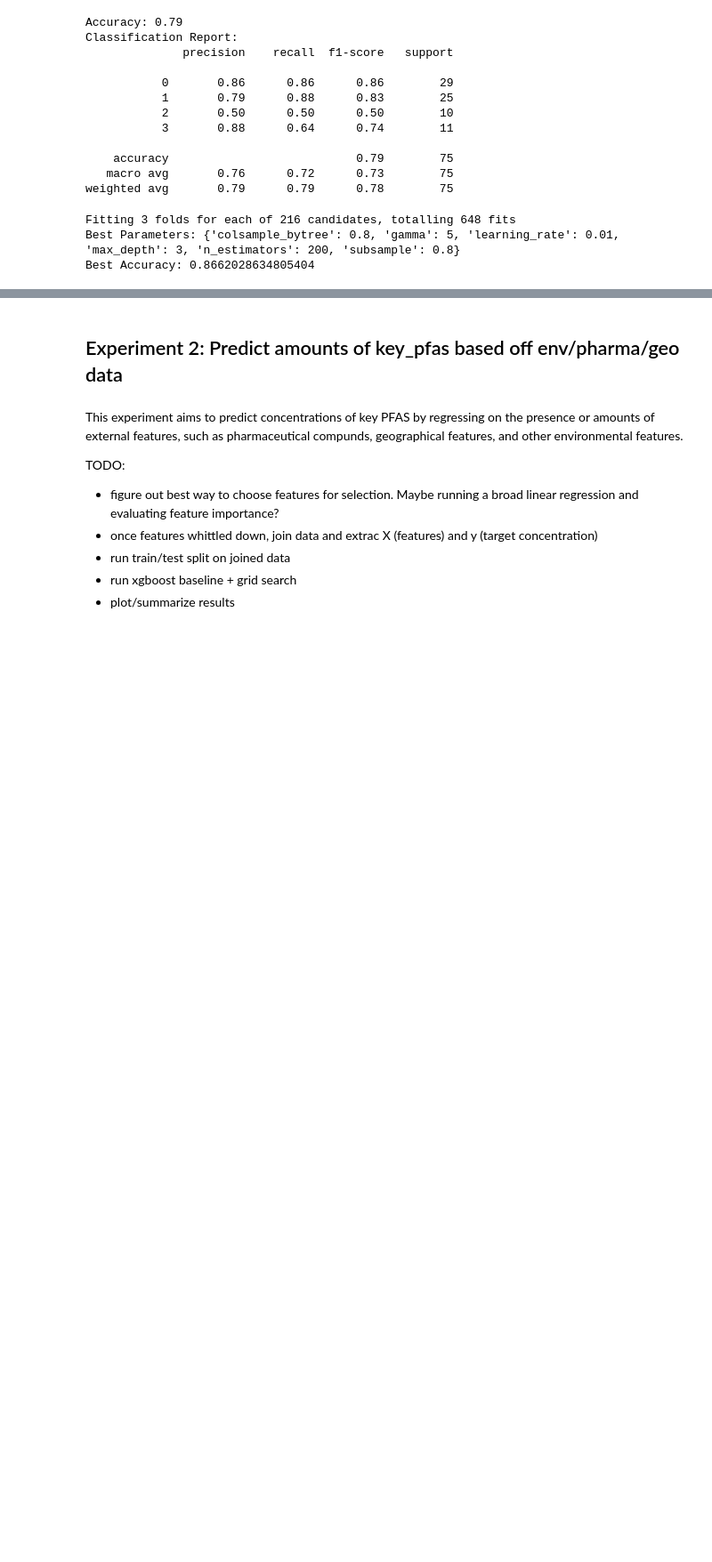
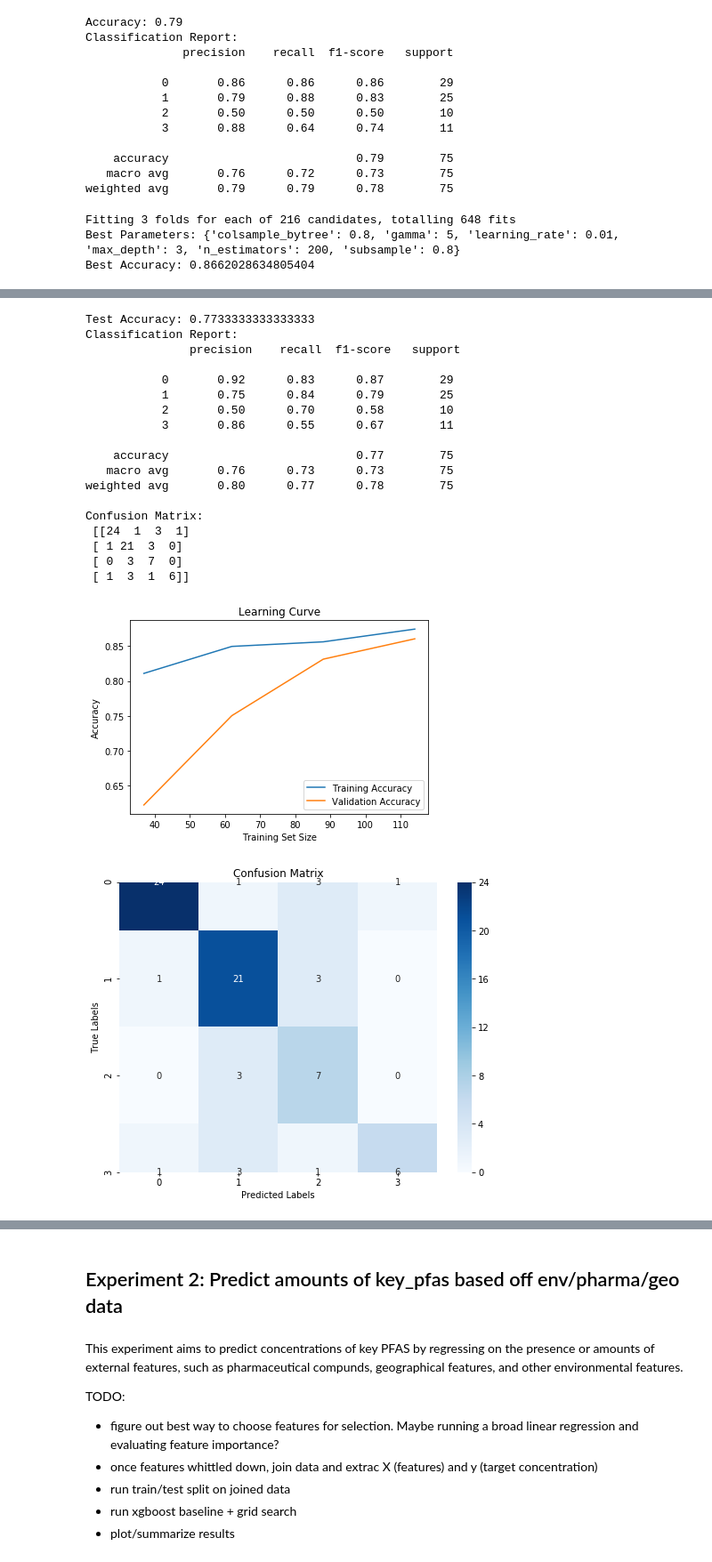
Before and after one commit to jenellemillison/theory_of_ml_for_pfas, a Jupyter notebook: am-boosted-trees.ipynb, the cells around one changed output, grey strips where cells are left out. Shown at 89% size. Cells and saved outputs as stored; diff of their text form; code cells hidden in the pictures; blank space fills up the shorter version.

```diff
--- a/am-boosted-trees.ipynb
+++ b/am-boosted-trees.ipynb
@@ -196,0 +202,54 @@ Achieving 86.62% accuracy
+# %%
+best_model = grid_search.best_estimator_
+y_pred = grid_search.best_estimator_.predict(X_test)
+test_accuracy = accuracy_score(y_test, y_pred)
+print("Test Accuracy:", test_accuracy)
+print("Classification Report:\n", classification_report(y_test, y_pred))
+
+conf_matrix = confusion_matrix(y_test, y_pred)
+print("Confusion Matrix:\n", conf_matrix)
+
+train_sizes, train_scores, val_scores = learning_curve(
+    grid_search.best_estimator_, X_train, y_train,
+    scoring="accuracy", cv=3, n_jobs=-1
+)
+
+train_accuracy = train_scores.mean(axis=1)
+val_accuracy = val_scores.mean(axis=1)
+
+plt.plot(train_sizes, train_accuracy, label='Training Accuracy')
+plt.plot(train_sizes, val_accuracy, label='Validation Accuracy')
+plt.xlabel("Training Set Size")
+plt.ylabel("Accuracy")
+plt.legend()
+plt.title("Learning Curve")
+plt.show()
+
+
+plt.figure(figsize=(8, 6))
+sns.heatmap(conf_matrix, annot=True, fmt='d', cmap='Blues', xticklabels=np.unique(y_test), yticklabels=np.unique(y_test))
+plt.xlabel("Predicted Labels")
+plt.ylabel("True Labels")
+plt.title("Confusion Matrix")
+plt.show()
+# %% [output]
+Test Accuracy: 0.7733333333333333
+Classification Report:
+               precision    recall  f1-score   support
+
+           0       0.92      0.83      0.87        29
+           1       0.75      0.84      0.79        25
+           2       0.50      0.70      0.58        10
+           3       0.86      0.55      0.67        11
+
+    accuracy                           0.77        75
+   macro avg       0.76      0.73      0.73        75
+weighted avg       0.80      0.77      0.78        75
+
+Confusion Matrix:
+ [[24  1  3  1]
+ [ 1 21  3  0]
+ [ 0  3  7  0]
+ [ 1  3  1  6]]
+[figure, added]
+[figure, added]
```
Also changed, not shown: parts of 31 cells of this notebook.
